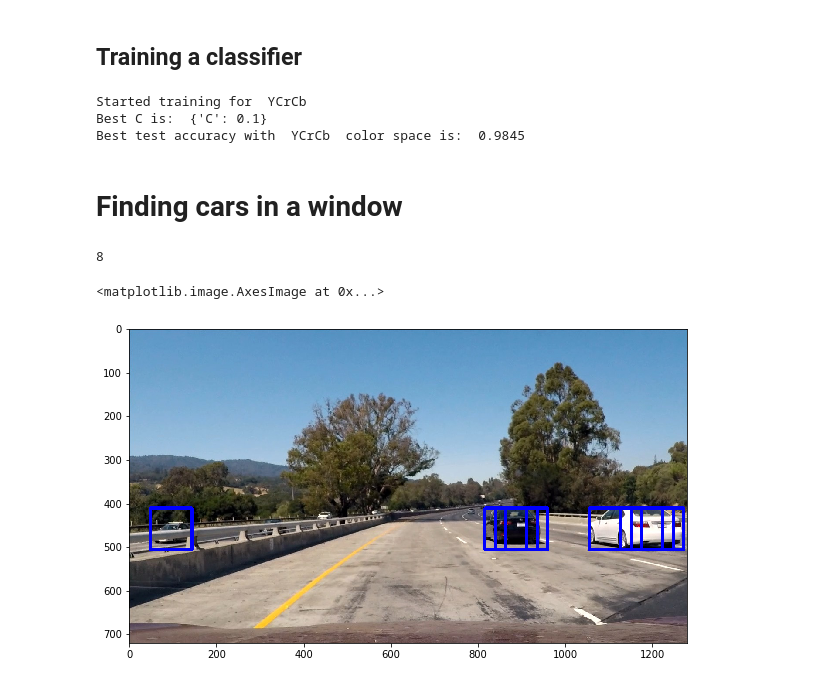
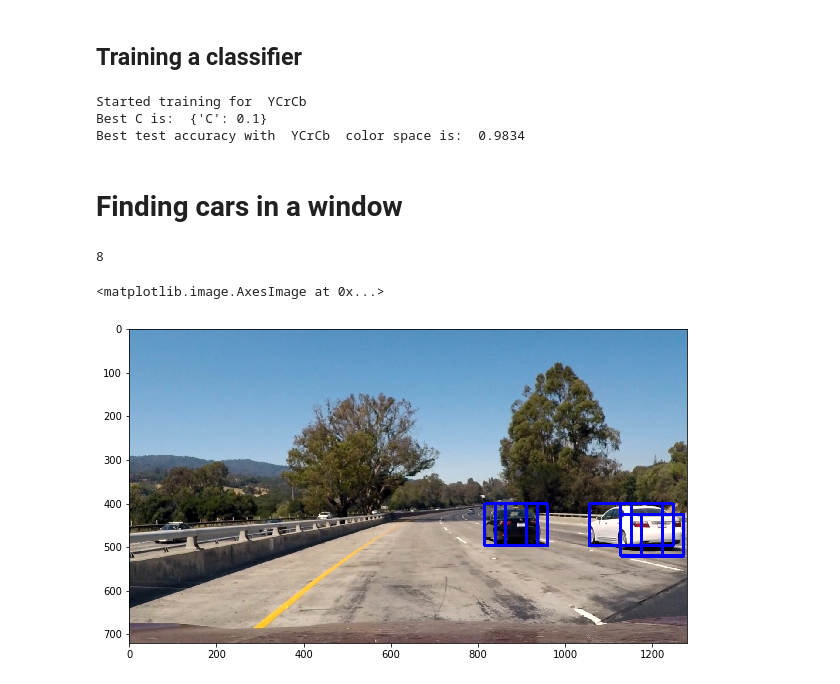
Before and after one commit to ahmadesh/CarND-Vehicle-Detection, a Jupyter notebook: Project.ipynb, the cells around one changed output. Cells and saved outputs as stored; diff of their text form; code cells hidden in the pictures.

```diff
--- a/Project.ipynb
+++ b/Project.ipynb
@@ -156,7 +156,7 @@ for colorspace in colorspace_list:
     X_train, X_test, y_train, y_test = train_test_split(X, y, test_size=0.2, random_state=rand_state)
 
     print("Started training for ", colorspace)
-    parameters = {'C':[0.1, 1, 100]}
+    parameters = {'C':[0.1]}
     svc = LinearSVC()
     clf = GridSearchCV(svc, parameters)
     clf.fit(X_train, y_train)
@@ -166,16 +166,21 @@ for colorspace in colorspace_list:
 # %% [output]
 Started training for  YCrCb
 Best C is:  {'C': 0.1}
-Best test accuracy with  YCrCb  color space is:  0.9845
+Best test accuracy with  YCrCb  color space is:  0.9834
 # %% [markdown]
 # Finding cars in a window
 # %%
 # Define a single function that can extract features using hog sub-sampling and make predictions
-def find_cars(img, ystart, ystop, scale, svc, orient, pix_per_cell, cell_per_block):
+def find_cars(img, ystart, ystop, xstart, xstop, scale, cells_per_step, vis = False):
+
+    svc = clf
+    orient = 11
+    pix_per_cell = 8
+    cell_per_block = 2
 
     rectangles = []
     img = img.astype(np.float32)/255
-    img_tosearch = img[ystart:ystop,:,:]
+    img_tosearch = img[ystart:ystop,xstart:xstop,:]
 
     # Conversion to HSV colorspace
     ctrans_tosearch = cv2.cvtColor(img_tosearch, cv2.COLOR_RGB2YCrCb)
@@ -196,7 +201,7 @@ def find_cars(img, ystart, ystop, scale, svc, orient, pix_per_cell, cell_per_blo
     # 64 was the orginal sampling rate, with 8 cells and 8 pix per cell
     window = 64
     nblocks_per_window =  (window // pix_per_cell) - 1
-    cells_per_step = 2  # Instead of overlap, define how many cells to step
+    #cells_per_step = 2  # Instead of overlap, define how many cells to step
     nxsteps = (nxblocks - nblocks_per_window) // cells_per_step
     nysteps = (nyblocks - nblocks_per_window) // cells_per_step
 
@@ -233,23 +238,19 @@ def find_cars(img, ystart, ystop, scale, svc, orient, pix_per_cell, cell_per_blo
 
             test_prediction = clf.predict(hog_features)
 
-            if test_prediction == 1:
+            if test_prediction == 1 or vis:
                 xbox_left = np.int(xleft*scale)
                 ytop_draw = np.int(ytop*scale)
                 win_draw = np.int(window*scale)
-                rectangles.append(((xbox_left, ytop_draw+ystart),(xbox_left+win_draw,ytop_draw+win_draw+ystart)))
+                rectangles.append(((xbox_left+xstart, ytop_draw+ystart),(xbox_left+win_draw+xstart,ytop_draw+win_draw+ystart)))
 
     return rectangles
 # %%
 def draw_boxes(img, bboxes, color=(0, 0, 255), thick=6):
     # Make a copy of the image
     imcopy = np.copy(img)
-    random_color = False
     # Iterate through the bounding boxes
     for bbox in bboxes:
-        if color == 'random' or random_color:
-            color = (np.random.randint(0,255), np.random.randint(0,255), np.random.randint(0,255))
-            random_color = True
         # Draw a rectangle given bbox coordinates
         cv2.rectangle(imcopy, bbox[0], bbox[1], color, thick)
     # Return the image copy with boxes drawn
@@ -257,20 +258,18 @@ def draw_boxes(img, bboxes, color=(0, 0, 255), thick=6):
 # %%
 test_img = mpimg.imread('./test_images/test1.jpg')
 
-ystart = 410
+ystart = 400
 ystop = 656
+xstart = 0
+xstop = 1350
 scale = 1.5
-orient = 11
-pix_per_cell = 8
-cell_per_block = 2
-hog_channel = 'ALL'
-svc = clf
+cells_per_step = 2
 
-rects = find_cars(test_img, ystart, ystop, scale, svc, orient, pix_per_cell, cell_per_block)
+rects = find_cars(test_img, ystart, ystop, xstart, xstop, scale, cells_per_step, vis=False)
 print(len(rects))
 plt.figure(figsize=(10,10))
 plt.imshow(draw_boxes(test_img, rects))
 # %% [output]
 8
 <matplotlib.image.AxesImage at 0x...>
-[figure, old version]
+[figure, new version]
```
Also changed, not shown: parts of 7 cells of this notebook.
